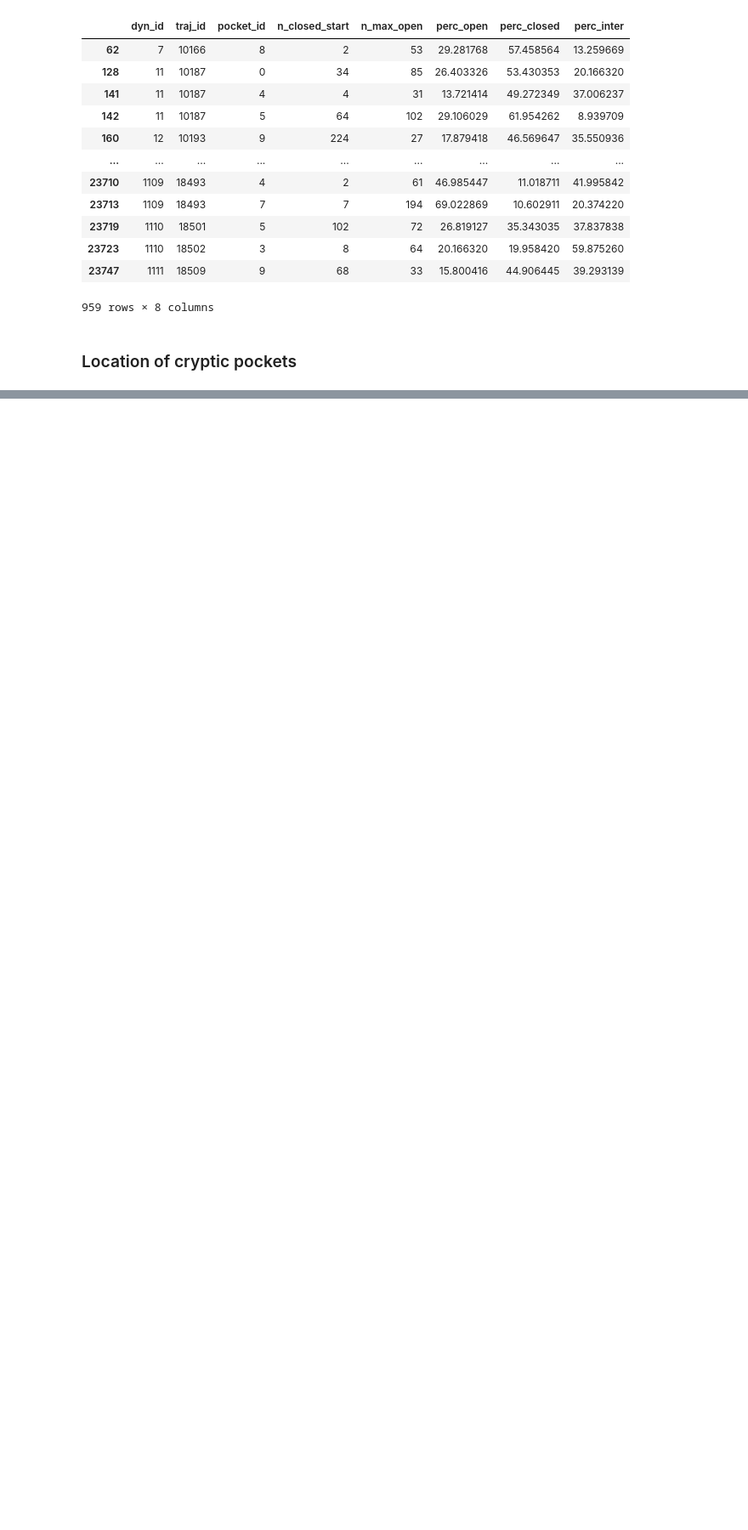
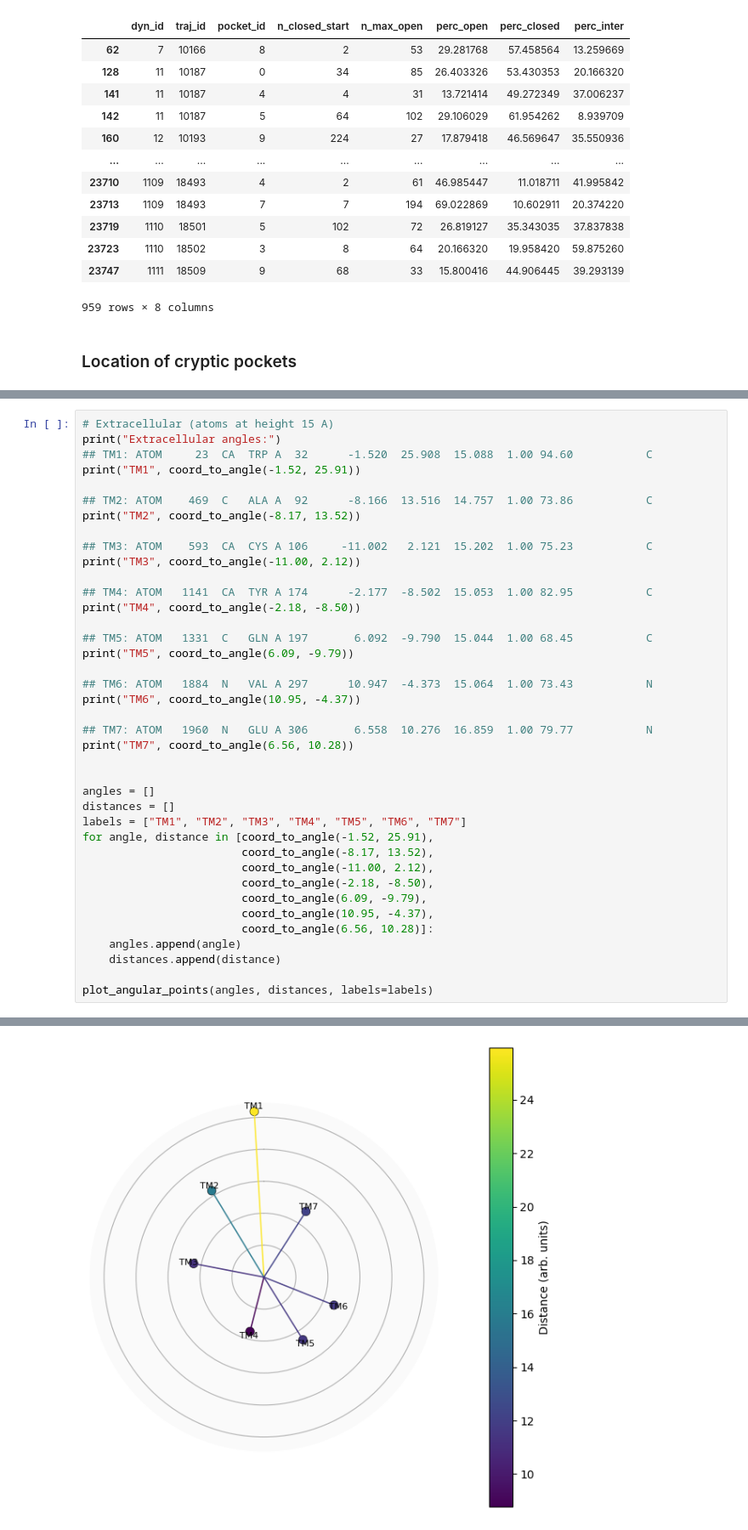
Before and after one commit to alexpergar-phd/pocket_project, a Jupyter notebook: 02_cryptic_pocket_detection/cryptic_analysis.ipynb, the cells around one changed output, grey strips where cells are left out. Shown at 85% size. Saved outputs shown, nothing was run; the diff lists cells and outputs as text; blank space fills up the shorter version.

```diff
--- a/02_cryptic_pocket_detection/cryptic_analysis.ipynb
+++ b/02_cryptic_pocket_detection/cryptic_analysis.ipynb
@@ -199,0 +335,40 @@ plt.savefig(os.path.join(figures_dir, f"cryptic_pocket_dist_{vertical_position}.
+# %%
+# Extracellular (atoms at height 15 A)
+print("Extracellular angles:")
+## TM1: ATOM     23  CA  TRP A  32      -1.520  25.908  15.088  1.00 94.60           C
+print("TM1", coord_to_angle(-1.52, 25.91))
+
+## TM2: ATOM    469  C   ALA A  92      -8.166  13.516  14.757  1.00 73.86           C
+print("TM2", coord_to_angle(-8.17, 13.52))
+
+## TM3: ATOM    593  CA  CYS A 106     -11.002   2.121  15.202  1.00 75.23           C
+print("TM3", coord_to_angle(-11.00, 2.12))
+
+## TM4: ATOM   1141  CA  TYR A 174      -2.177  -8.502  15.053  1.00 82.95           C
+print("TM4", coord_to_angle(-2.18, -8.50))
+
+## TM5: ATOM   1331  C   GLN A 197       6.092  -9.790  15.044  1.00 68.45           C
+print("TM5", coord_to_angle(6.09, -9.79))
+
+## TM6: ATOM   1884  N   VAL A 297      10.947  -4.373  15.064  1.00 73.43           N
+print("TM6", coord_to_angle(10.95, -4.37))
+
+## TM7: ATOM   1960  N   GLU A 306       6.558  10.276  16.859  1.00 79.77           N
+print("TM7", coord_to_angle(6.56, 10.28))
+
+
+angles = []
+distances = []
+labels = ["TM1", "TM2", "TM3", "TM4", "TM5", "TM6", "TM7"]
+for angle, distance in [coord_to_angle(-1.52, 25.91),
+                        coord_to_angle(-8.17, 13.52),
+                        coord_to_angle(-11.00, 2.12),
+                        coord_to_angle(-2.18, -8.50),
+                        coord_to_angle(6.09, -9.79),
+                        coord_to_angle(10.95, -4.37),
+                        coord_to_angle(6.56, 10.28)]:
+    angles.append(angle)
+    distances.append(distance)
+
+plot_angular_points(angles, distances, labels=labels)
+# %% [output]
@@ -199,0 +384 @@ plt.savefig(os.path.join(figures_dir, f"cryptic_pocket_dist_{vertical_position}.
+[figure, added]
```
Also changed, not shown: parts of 17 cells of this notebook, 6 other files.
